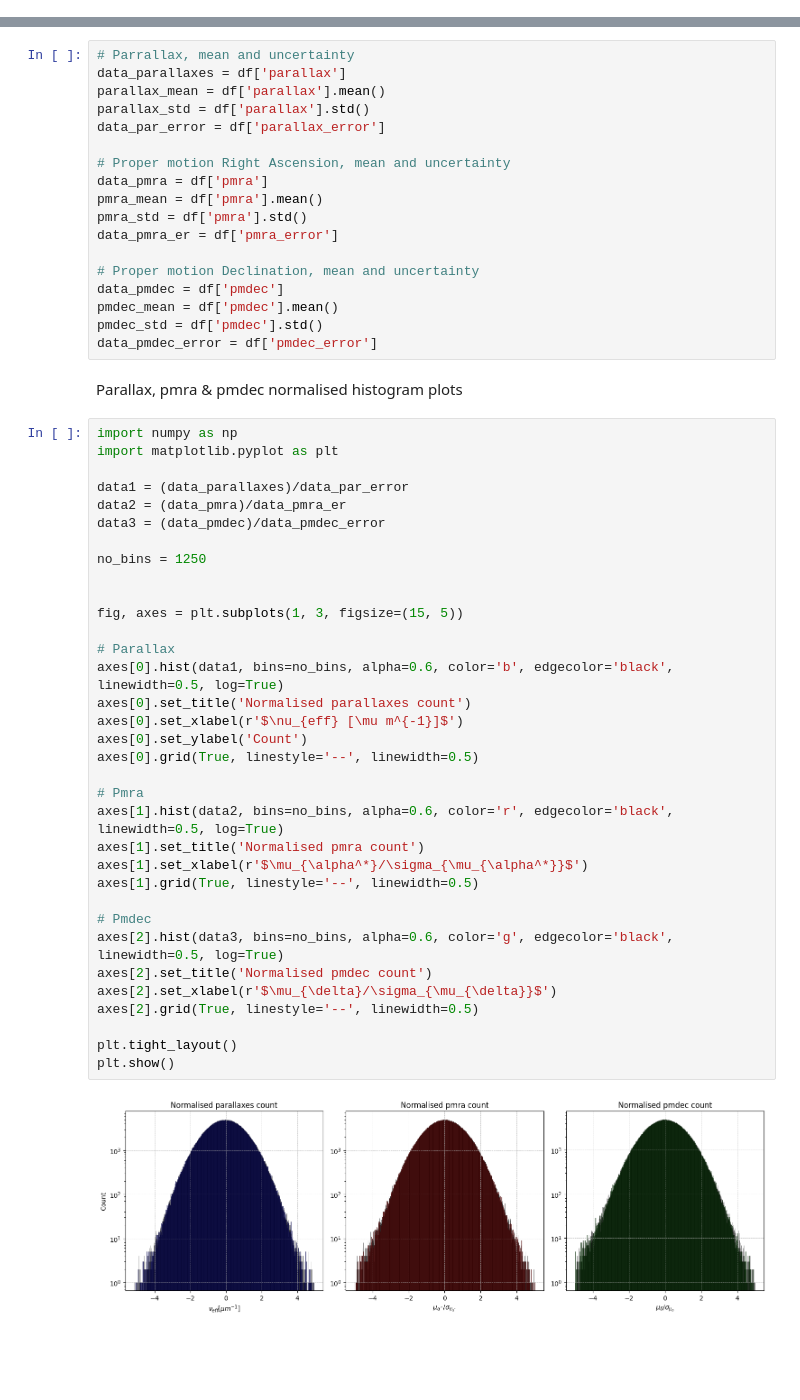
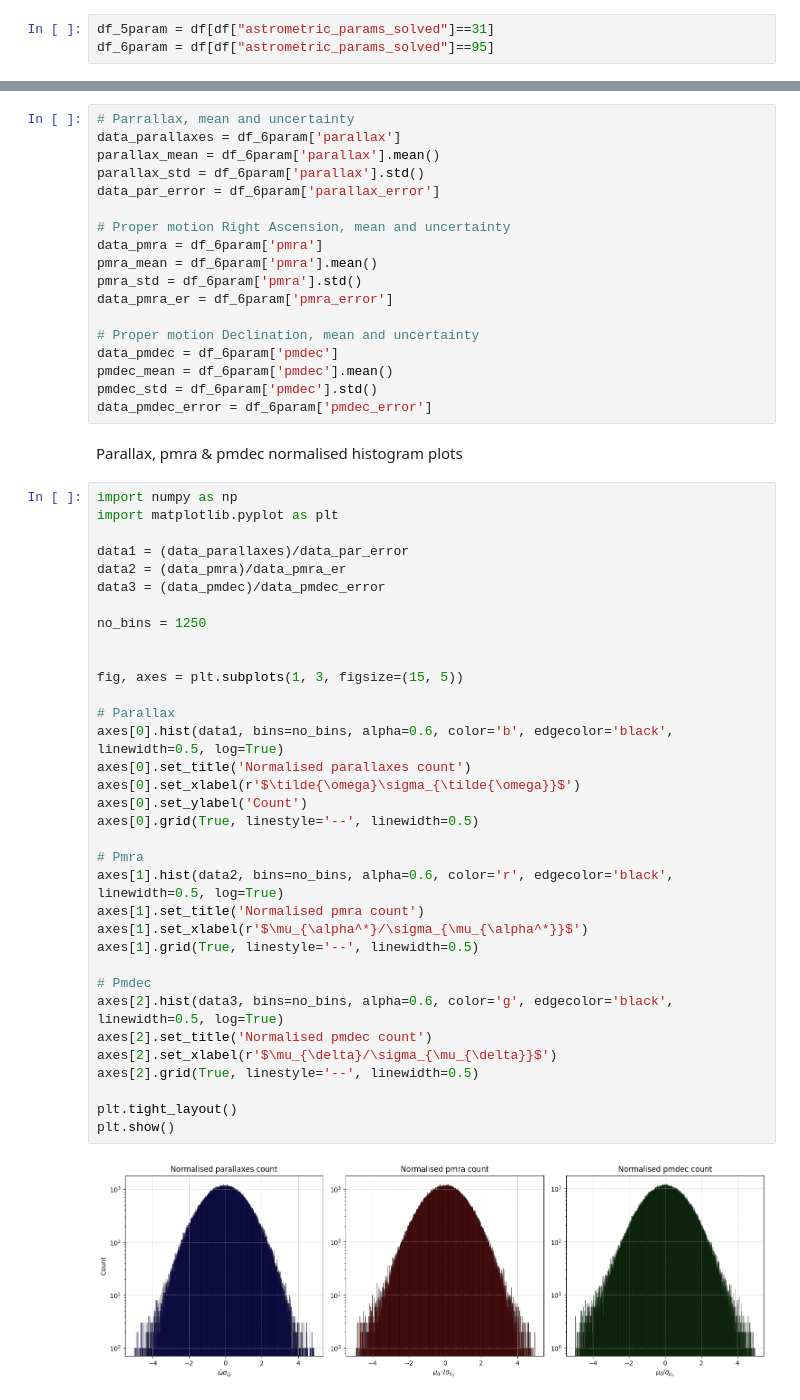
Before and after one commit to MatteoMancini01/Gaia_EDR3, a Jupyter notebook: NoteBook.ipynb, the cells around one changed output, grey strips where cells are left out. Saved outputs shown, nothing was run; the diff lists cells and outputs as text; blank space fills up the shorter version.

```diff
--- a/NoteBook.ipynb
+++ b/NoteBook.ipynb
@@ -124,0 +129,3 @@ df
+# %%
+df_5param = df[df["astrometric_params_solved"]==31]
+df_6param = df[df["astrometric_params_solved"]==95]
@@ -180,22 +228,22 @@ Text(0, 0.5, 'Count')
 Six-parameter solution
 # %%
 # Parrallax, mean and uncertainty
-data_parallaxes = df['parallax']
-parallax_mean = df['parallax'].mean()
-parallax_std = df['parallax'].std()
-data_par_error = df['parallax_error']
+data_parallaxes = df_6param['parallax']
+parallax_mean = df_6param['parallax'].mean()
+parallax_std = df_6param['parallax'].std()
+data_par_error = df_6param['parallax_error']
 
 # Proper motion Right Ascension, mean and uncertainty
-data_pmra = df['pmra']
-pmra_mean = df['pmra'].mean()
-pmra_std = df['pmra'].std()
-data_pmra_er = df['pmra_error']
+data_pmra = df_6param['pmra']
+pmra_mean = df_6param['pmra'].mean()
+pmra_std = df_6param['pmra'].std()
+data_pmra_er = df_6param['pmra_error']
 
 # Proper motion Declination, mean and uncertainty
-data_pmdec = df['pmdec']
-pmdec_mean = df['pmdec'].mean()
-pmdec_std = df['pmdec'].std()
-data_pmdec_error = df['pmdec_error']
+data_pmdec = df_6param['pmdec']
+pmdec_mean = df_6param['pmdec'].mean()
+pmdec_std = df_6param['pmdec'].std()
+data_pmdec_error = df_6param['pmdec_error']
 # %% [markdown]
 Parallax, pmra \& pmdec normalised histogram plots
 # %%
@@ -205,35 +253,35 @@ import matplotlib.pyplot as plt
 data1 = (data_parallaxes)/data_par_error
 data2 = (data_pmra)/data_pmra_er
 data3 = (data_pmdec)/data_pmdec_error
 
 no_bins = 1250
 
 
 fig, axes = plt.subplots(1, 3, figsize=(15, 5))
 
 # Parallax
 axes[0].hist(data1, bins=no_bins, alpha=0.6, color='b', edgecolor='black', linewidth=0.5, log=True)
 axes[0].set_title('Normalised parallaxes count')
-axes[0].set_xlabel(r'$\nu_{eff} [\mu m^{-1}]$')
+axes[0].set_xlabel(r'$\tilde{\omega}\sigma_{\tilde{\omega}}$')
 axes[0].set_ylabel('Count')
 axes[0].grid(True, linestyle='--', linewidth=0.5)
 
 # Pmra
 axes[1].hist(data2, bins=no_bins, alpha=0.6, color='r', edgecolor='black', linewidth=0.5, log=True)
 axes[1].set_title('Normalised pmra count')
 axes[1].set_xlabel(r'$\mu_{\alpha^*}/\sigma_{\mu_{\alpha^*}}$')
 axes[1].grid(True, linestyle='--', linewidth=0.5)
 
 # Pmdec
 axes[2].hist(data3, bins=no_bins, alpha=0.6, color='g', edgecolor='black', linewidth=0.5, log=True)
 axes[2].set_title('Normalised pmdec count')
 axes[2].set_xlabel(r'$\mu_{\delta}/\sigma_{\mu_{\delta}}$')
 axes[2].grid(True, linestyle='--', linewidth=0.5)
 
 plt.tight_layout()
 plt.show()
 # %% [output]
-[figure, old version]
+[figure, new version]
 # %%
 import matplotlib.pyplot as plt
 import numpy as np
```
Also changed, not shown: parts of 22 cells of this notebook, 1 other file.
